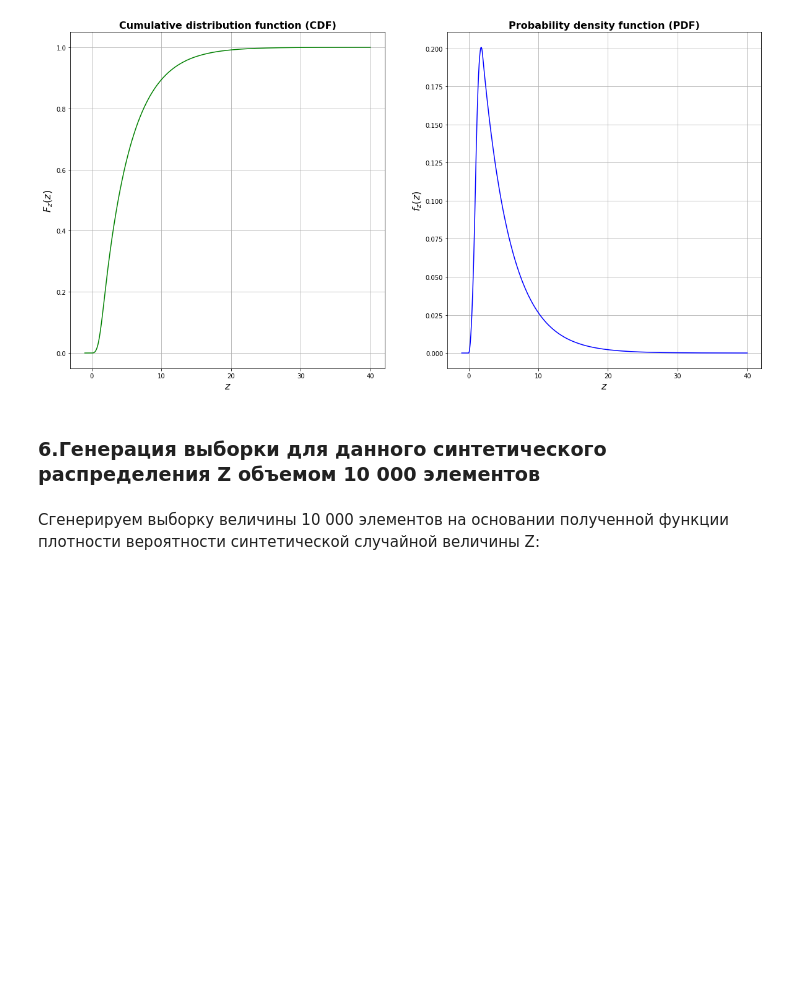
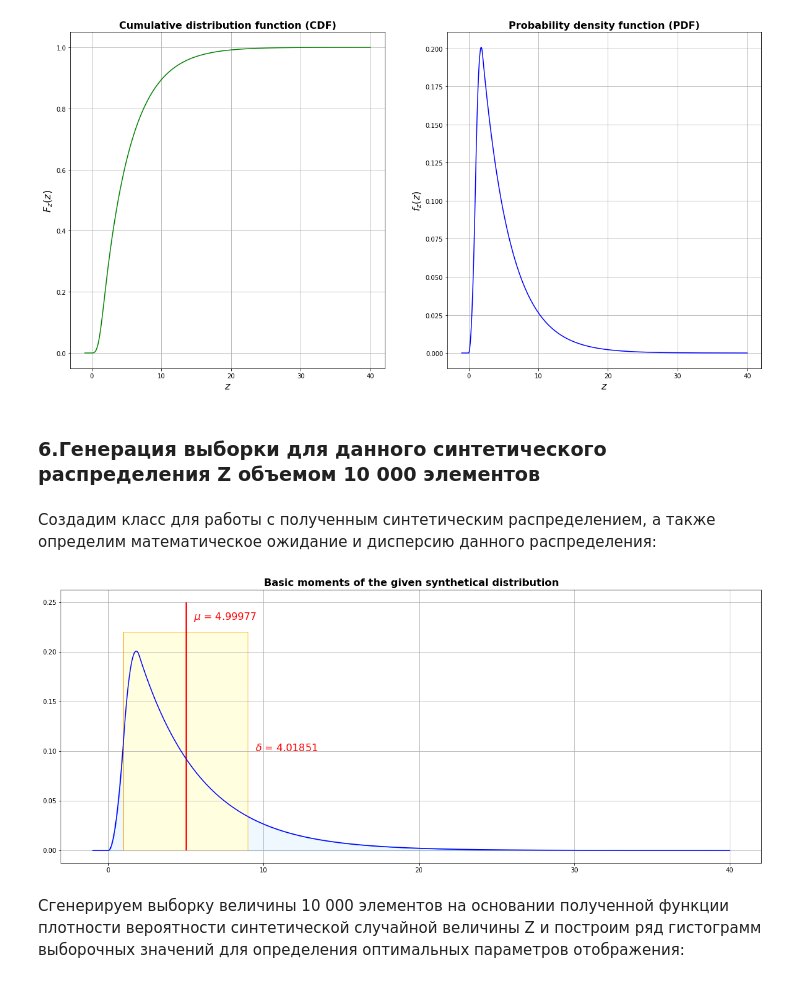
Before and after one commit to avikulin/PythonMath, a Jupyter notebook: Yandex ML Course #1/CourseProject/CourseProject.ipynb, the cells around one changed output. Cells and saved outputs as stored; diff of their text form; code cells hidden in the pictures; blank space fills up the shorter version.

Commit message:
Add distribution class. Add ECDF and theoretical PDF and CDF calculations, as well as calculation of the expected value and variance of the theoretical z-distribution.

```diff
--- a/Yandex ML Course #1/CourseProject/CourseProject.ipynb
+++ b/Yandex ML Course #1/CourseProject/CourseProject.ipynb
@@ -381,5 +381,68 @@ plt.show()
 [figure]
 # %% [markdown]
 <h3>6.Генерация выборки для данного синтетического распределения Z объемом 10 000 элементов</h3>
+# %% [markdown]
+Создадим класс для работы с полученным синтетическим распределением, а также определим математическое ожидание и дисперсию данного распределения:
+# %%
+import scipy.stats as st
+
+class Z_SyntheticDistribution(st.rv_continuous):
+    def _pdf(self,x):
+        return z_PDF(x)
+    def _cdf(self,x):
+        return z_CDF(x)
+
+z_domain_min = 0.
+z_domain_max = 40.
+
+z_rv = Z_SyntheticDistribution(a=z_domain_min, b=z_domain_max, name='Z_SyntheticRV')
+
+# Получаем основные моменты нового распределения
+z_mean = z_rv.mean()
+z_var = z_rv.var()
+z_sigma = math.sqrt(z_var)
+
+z_distribution_sample = z_rv.rvs(size=10000)
+# %%
+plt.figure(figsize=(20,8))
+plt.title("Basic moments of the given synthetical distribution",
+          fontdict= {"color":  "black","weight": "bold", "size": 16})
+
+plt.fill_between(x=x_space,
+                 y1=map(z_PDF, x_space),
+                 y2=np.zeros(len(x_space)),
+                 facecolor="aliceblue",
+                 edgecolor="dodgerblue",
+                 linewidth=1)
+
+plt.grid(which="both")
+plt.plot(x_space, map(z_PDF, x_space), "b-")
+
+z_sigma_x_min = np.argmin(np.abs(x_space - (z_mean - z_sigma)))
+z_sigma_x_max = np.argmin(np.abs(x_space - (z_mean + z_sigma)))
+z_sigma_space = x_space[z_sigma_x_min:z_sigma_x_max]
+
+plt.vlines(x=z_mean,ymin=0,ymax=0.25,label="mean",linewidth = 2, color="r")
+
+plt.fill_between(x  = z_sigma_space,
+                 y1 = np.zeros(len(x_space[z_sigma_x_min:z_sigma_x_max])),
+                 y2 = np.full(len(x_space[z_sigma_x_min:z_sigma_x_max]),0.22)[0],
+                 facecolor="lightyellow",
+                 edgecolor="orange",
+                 linewidth=1)
+
+plt.text(x=z_mean+0.5,
+         y = 0.232,
+         s="$\mu$ = {0:5.5f}".format(z_mean),
+         fontdict= {"color":  "red","weight": "normal", "size": 16})
+
+plt.text(x=z_sigma_space[-1] +0.5,
+         y = 0.1,
+         s="$\delta$ = {0:5.5f}".format(z_sigma),
+         fontdict= {"color":  "red","weight": "normal", "size": 16})
+
+plt.show()
+# %% [output]
+[figure, added]
 # %% [markdown]
-Сгенерируем выборку величины 10 000 элементов на основании полученной функции плотности вероятности синтетической случайной величины Z:
+Сгенерируем выборку величины 10 000 элементов на основании полученной функции плотности вероятности синтетической случайной величины Z и построим ряд гистограмм выборочных значений для определения оптимальных параметров отображения:
```
Also changed, not shown: parts of 5 cells of this notebook.
